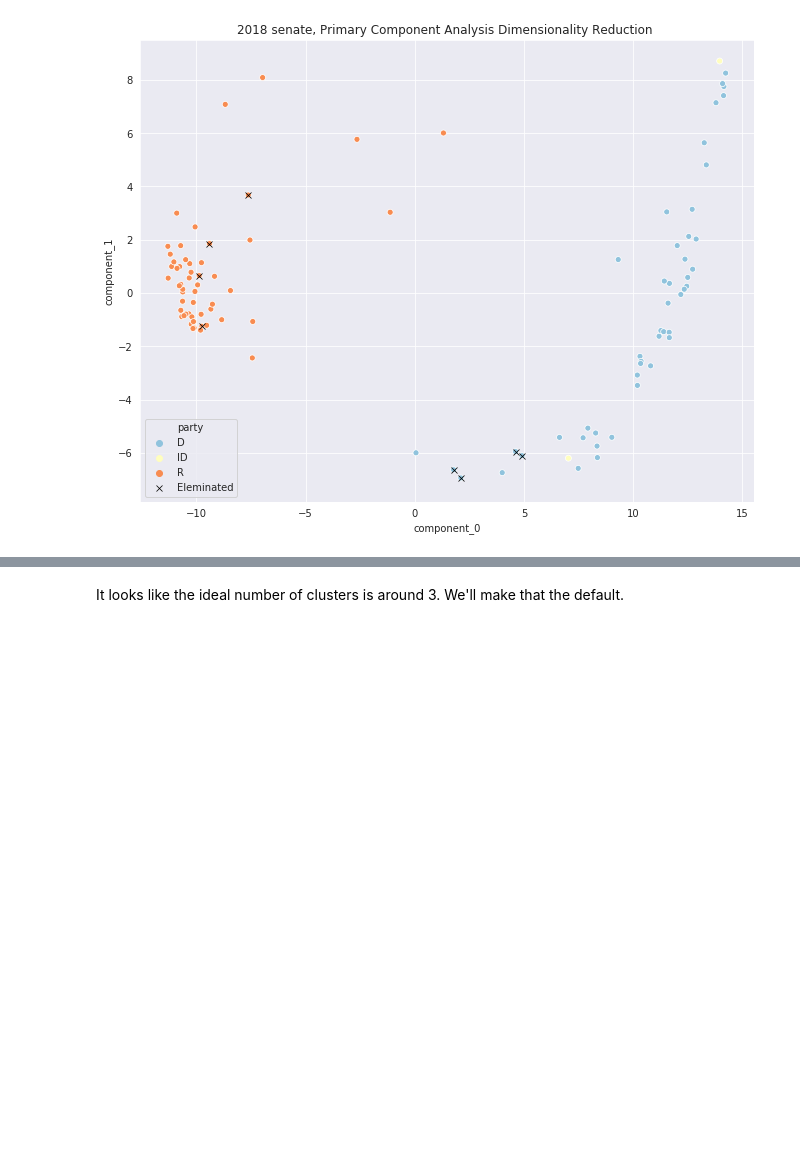
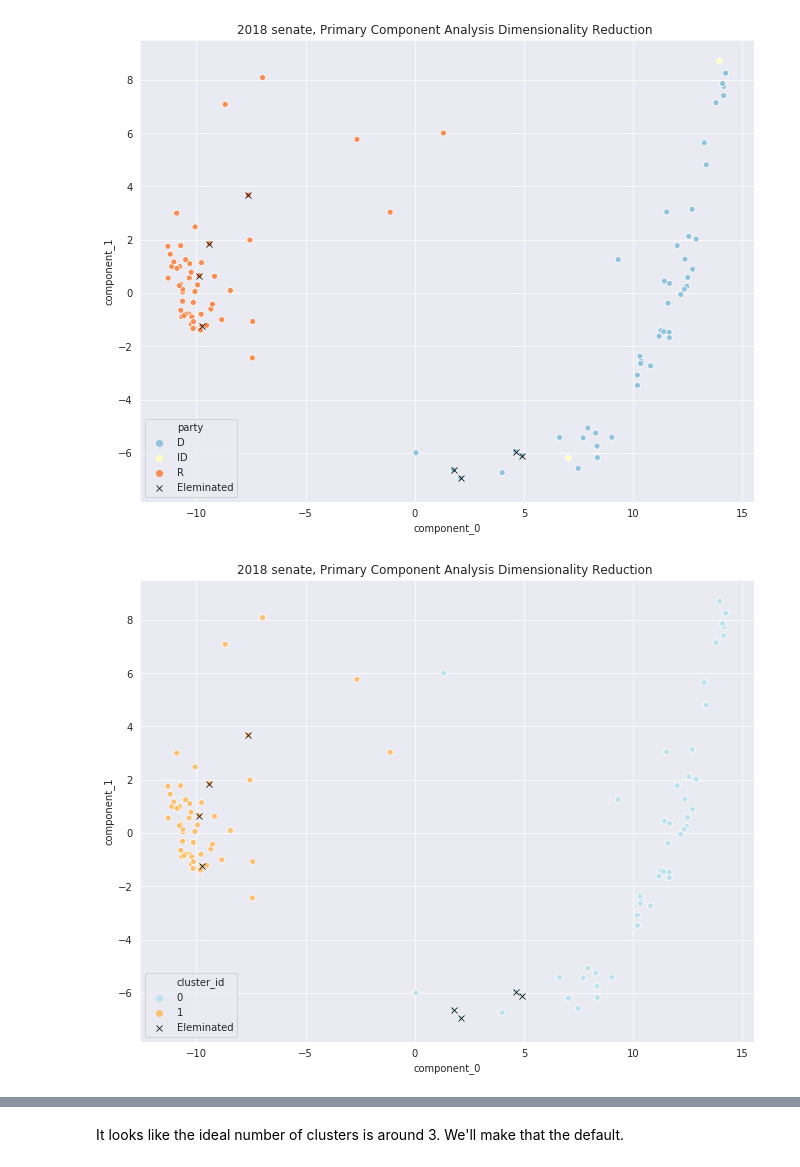
Before and after one commit to Nhorning/Congressional_Survival, a Jupyter notebook: Exploratory Data Analysis.ipynb, the cells around one changed output, grey strips where cells are left out. Drawn from its saved outputs; the diff is of its cells as text; code cells hidden in the pictures; blank space fills up the shorter version.

```diff
--- a/Exploratory Data Analysis.ipynb
+++ b/Exploratory Data Analysis.ipynb
@@ -1023,3 +1029,7 @@ senate_reduced = plot_reduced('senate', 2018)
 # %% [output]
 [figure]
+# %%
+senate_reduced = plot_reduced('senate', 2018, n_clusters=2)#, party='D')
+# %% [output]
+[figure, added]
 # %%
```
Also changed, not shown: parts of 13 cells of this notebook, 3 other files.
